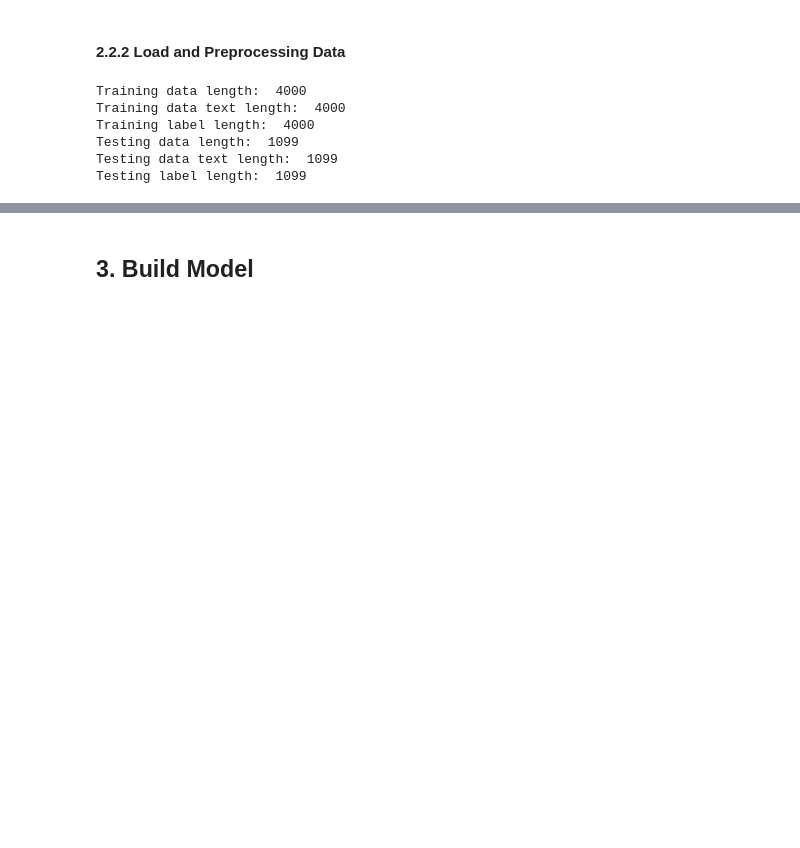
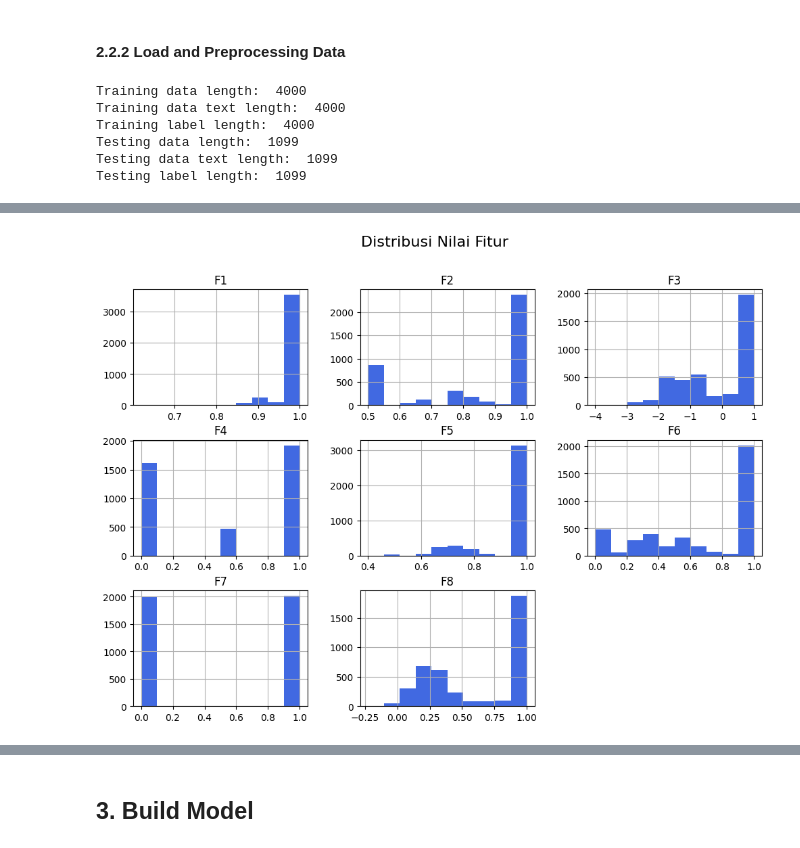
Before and after one commit to Najwanyusnianda/s2ai_project_assignment, a Jupyter notebook: assignment2.ipynb, the cells around one changed output, grey strips where cells are left out. Saved outputs shown, nothing was run; the diff lists cells and outputs as text; code cells hidden in the pictures; blank space fills up the shorter version.

```diff
--- a/assignment2.ipynb
+++ b/assignment2.ipynb
@@ -109,3 +110,12 @@ Training label length:  4000
 Testing data length:  1099
 Testing data text length:  1099
 Testing label length:  1099
+# %%
+col_name = ['F' + str(i+1) for i in range(X_train.shape[1])]
+
+df_train = pd.concat([
+    pd.DataFrame(X_train, columns=col_name),
+    pd.DataFrame(y_train, columns=['label'])
+], axis=1)
+
+print(df_train.head().to_markdown())
@@ -111,0 +162,6 @@ Testing label length:  1099
+# %%
+df_train.drop(columns=['label']).hist(figsize=(12, 8), bins=10, color='royalblue')
+plt.suptitle("Distribusi Nilai Fitur ", fontsize=16)
+plt.show()
+# %% [output]
+[figure, added]
```
Also changed, not shown: parts of 7 cells of this notebook, 4 other files.
